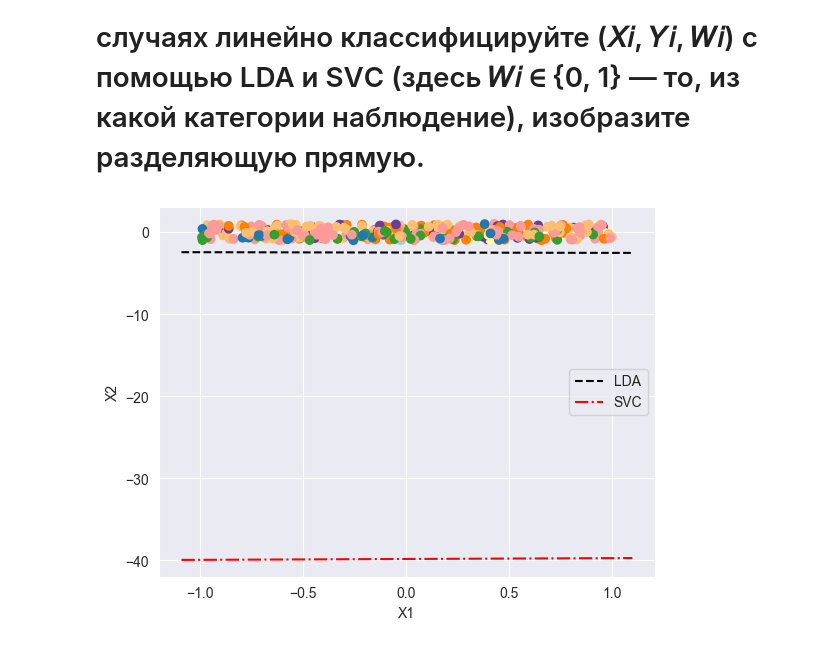
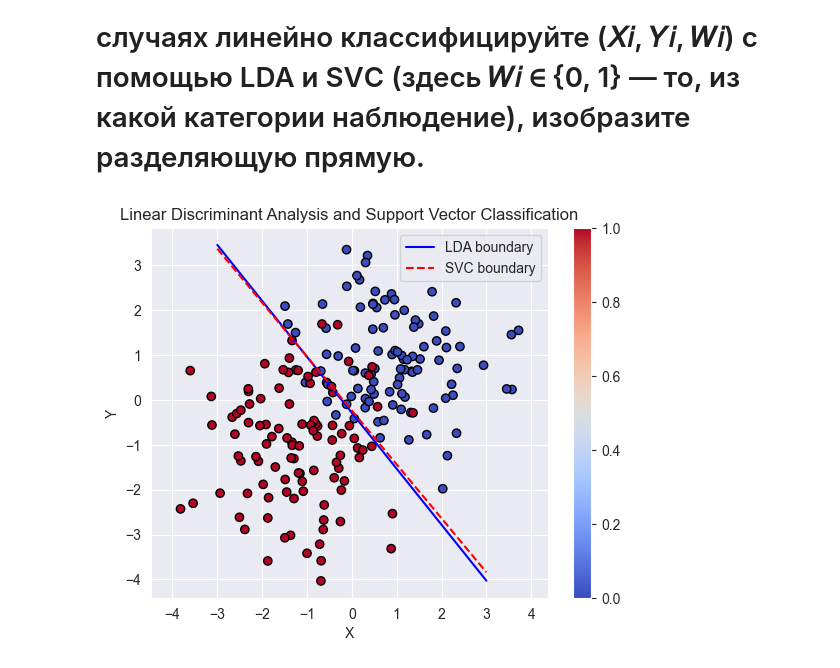
Before and after one commit to Saharochekl/DataAn2024, a Jupyter notebook: 03_05(T10_V1).ipynb, the cells around one changed output. Cells and saved outputs as stored; diff of their text form; code cells hidden in the pictures.

```diff
--- a/03_05(T10_V1).ipynb
+++ b/03_05(T10_V1).ipynb
@@ -105,51 +105,53 @@ LDA: 0.62, SVC: 0.62
 # %% [markdown]
 # №2 Моделируйте данные следующим образом: положим 𝑋𝑖 ∼𝑅[−1,1], 𝑌𝑖 =𝑋𝑖 +𝑍𝑖, где 𝑍𝑖 ∼𝒩(𝜇𝑗,1). Создайте две группы данных объема 100 каждая для а) 𝜇0 = 1, 𝜇1 = −1, б) 𝜇0 = 2, 𝜇1 = −2. В обоих случаях линейно классифицируйте (𝑋𝑖, 𝑌𝑖, 𝑊𝑖) с помощью LDA и SVС (здесь 𝑊𝑖 ∈ {0, 1} — то, из какой категории наблюдение), изобразите разделяющую прямую.
 # %%
-# Генерация данных для 1-й группы
+# Создаем данные
 np.random.seed(0)
-n_samples = 200
-X0 = np.random.uniform(-1, 1, size=(n_samples, 2))
-Z0 = np.random.normal(1, 1, size=(n_samples, 1))
-Y0 = X0[:, 0] + Z0.flatten()
+n_samples = 100
+X0 = np.random.uniform(-1, 1, (n_samples, 2))
+Z0 = np.random.normal(1, 1, (n_samples, 2))
+Y0 = X0 + Z0
+W0 = np.zeros(n_samples)
 
-# Генерация данных для 2-й группы
-X1 = np.random.uniform(-1, 1, size=(n_samples, 2))
-Z1 = np.random.normal(-1, 1, size=(n_samples, 1))
-Y1 = X1[:, 1] + Z1.flatten()
+X1 = np.random.uniform(-1, 1, (n_samples, 2))
+Z1 = np.random.normal(-1, 1, (n_samples, 2))
+Y1 = X1 + Z1
+W1 = np.ones(n_samples)
 
-# Объединение данных
-X_combined = np.vstack((X0, X1))
-Y_combined = np.concatenate((Y0, Y1))
+X = np.concatenate((X0, X1), axis=0)
+Y = np.concatenate((Y0, Y1), axis=0)
+W = np.concatenate((W0, W1), axis=0)
 
-# Преобразование меток в целочисленный формат
-Y_combined_int = np.round(Y_combined).astype(int)
+# LDA
+lda = LinearDiscriminantAnalysis()
+lda.fit(Y, W)
 
-# Обучение моделей
-lda = LinearDiscriminantAnalysis()
-lda.fit(X_combined, Y_combined_int)
+# SVC
+svc = SVC(kernel='linear')
+svc.fit(Y, W)
 
-svc = SVC(kernel='linear')
-svc.fit(X_combined, Y_combined_int)
-
-# Построение графиков
-plt.scatter(X_combined[:, 0], X_combined[:, 1], c=Y_combined_int, cmap=plt.cm.Paired)
-plt.xlabel('X1')
-plt.ylabel('X2')
+# Рисуем данные и разделяющие прямые
+plt.scatter(Y[:, 0], Y[:, 1], c=W, cmap='coolwarm', edgecolors='k')
+plt.xlabel('X')
+plt.ylabel('Y')
+plt.title('Linear Discriminant Analysis and Support Vector Classification')
+plt.colorbar()
+plt.axis('equal')
 
 # Разделяющая прямая для LDA
 coef = lda.coef_[0]
-intercept = lda.intercept_
-x_vals = np.array(plt.gca().get_xlim())
-y_vals = (-coef[0] / coef[1]) * x_vals - intercept[0] / coef[1]
-plt.plot(x_vals, y_vals, '--k', label='LDA')
+intercept = lda.intercept_[0]
+x_line = np.linspace(-3, 3, 2)
+y_line_lda = (-coef[0] / coef[1]) * x_line - (intercept / coef[1])
+plt.plot(x_line, y_line_lda, label='LDA boundary', color='blue')
 
 # Разделяющая прямая для SVC
 coef = svc.coef_[0]
-intercept = svc.intercept_
-y_vals = (-coef[0] / coef[1]) * x_vals - intercept[0] / coef[1]
-plt.plot(x_vals, y_vals, '-.r', label='SVC')
+intercept = svc.intercept_[0]
+y_line_svc = (-coef[0] / coef[1]) * x_line - (intercept / coef[1])
+plt.plot(x_line, y_line_svc, label='SVC boundary', linestyle='dashed', color='red')
 
 plt.legend()
 plt.show()
 # %% [output]
-[figure, old version]
+[figure, new version]
```
Also changed, not shown: parts of 2 cells of this notebook.
